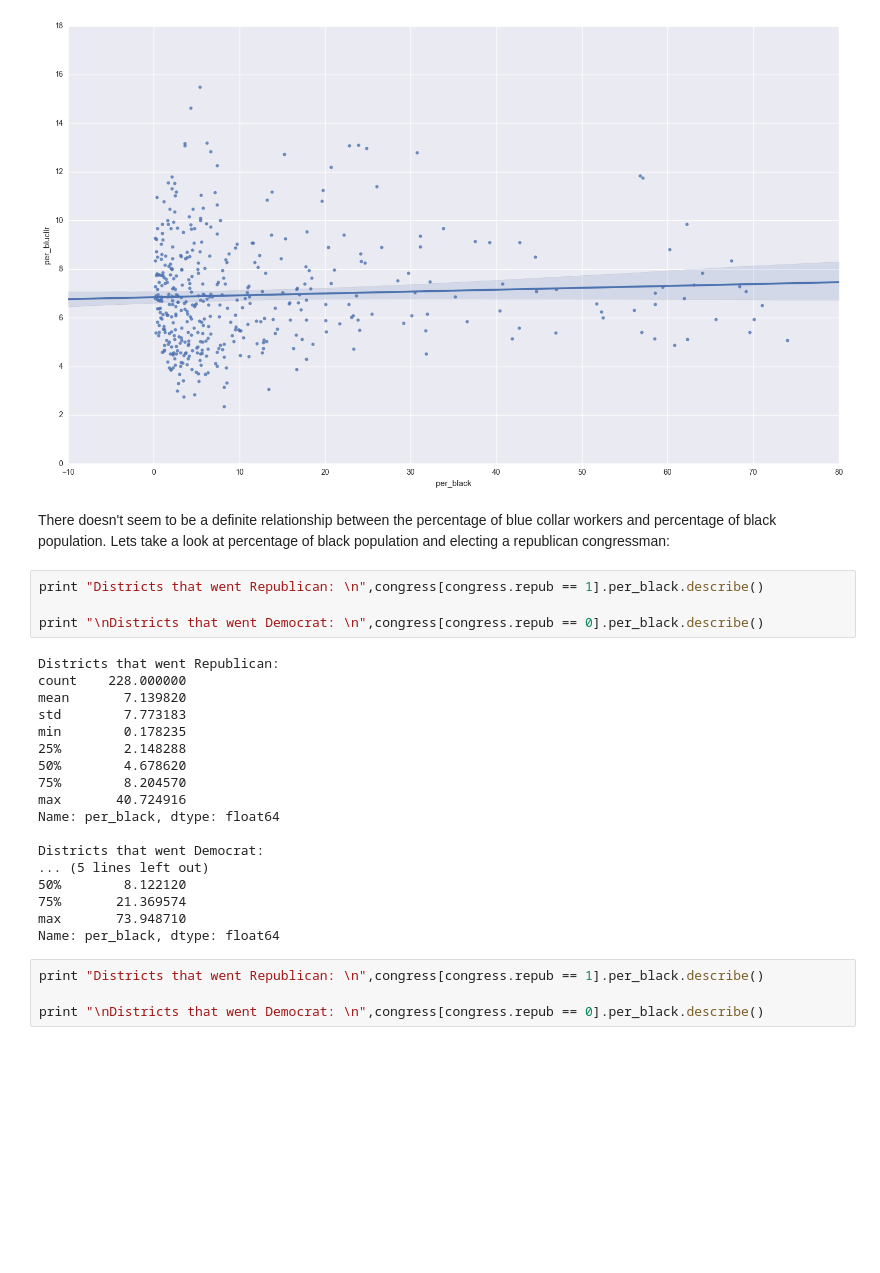
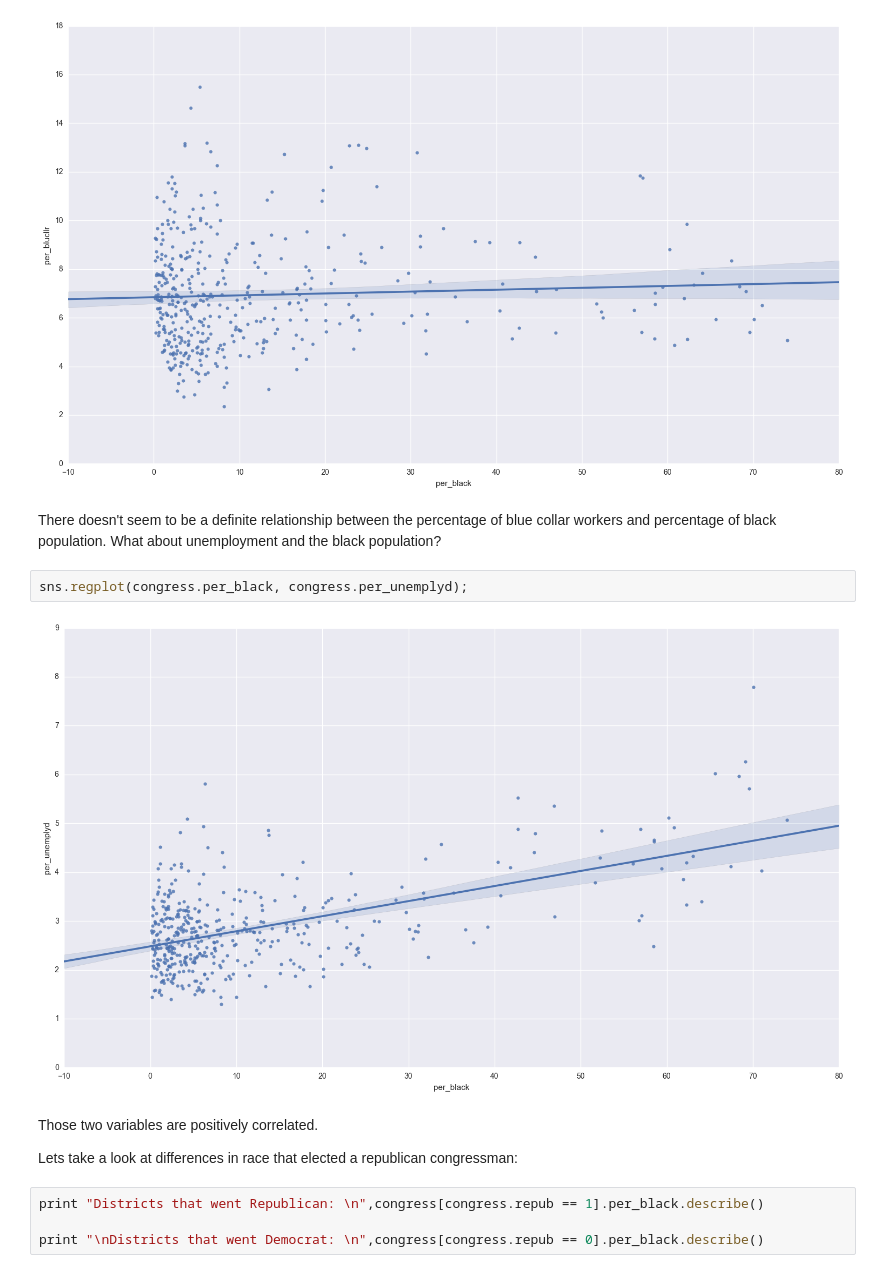
Before and after one commit to bfdykstra/data-science, a Jupyter notebook: Congressional Elections.ipynb, the cells around one changed output. Cells and saved outputs as stored; diff of their text form; blank space fills up the shorter version.

```diff
--- a/Congressional Elections.ipynb
+++ b/Congressional Elections.ipynb
@@ -81,29 +81,15 @@ sns.regplot(congress.per_black, congress.per_blucllr);
 # %% [output]
 [figure]
 # %% [markdown]
-There doesn't seem to be a definite relationship between the percentage of blue collar workers and percentage of black population. Lets take a look at percentage of black population and electing a republican congressman:
+There doesn't seem to be a definite relationship between the percentage of blue collar workers and percentage of black population. What about unemployment and the black population?
-# %%
-print "Districts that went Republican: \n",congress[congress.repub == 1].per_black.describe()
-
-print "\nDistricts that went Democrat: \n",congress[congress.repub == 0].per_black.describe()
-# %% [output]
-Districts that went Republican:
-count    228.000000
-mean       7.139820
-std        7.773183
-min        0.178235
-25%        2.148288
-50%        4.678620
-75%        8.204570
-max       40.724916
-Name: per_black, dtype: float64
-
-Districts that went Democrat:
-... (5 lines left out)
-50%        8.122120
-75%       21.369574
-max       73.948710
-Name: per_black, dtype: float64
+# %%
+sns.regplot(congress.per_black, congress.per_unemplyd);
+# %% [output]
+[figure, added]
+# %% [markdown]
+Those two variables are positively correlated.
+
+Lets take a look at differences in race that elected a republican congressman:
 # %%
 print "Districts that went Republican: \n",congress[congress.repub == 1].per_black.describe()
 
```
Also changed, not shown: parts of 16 cells of this notebook.
